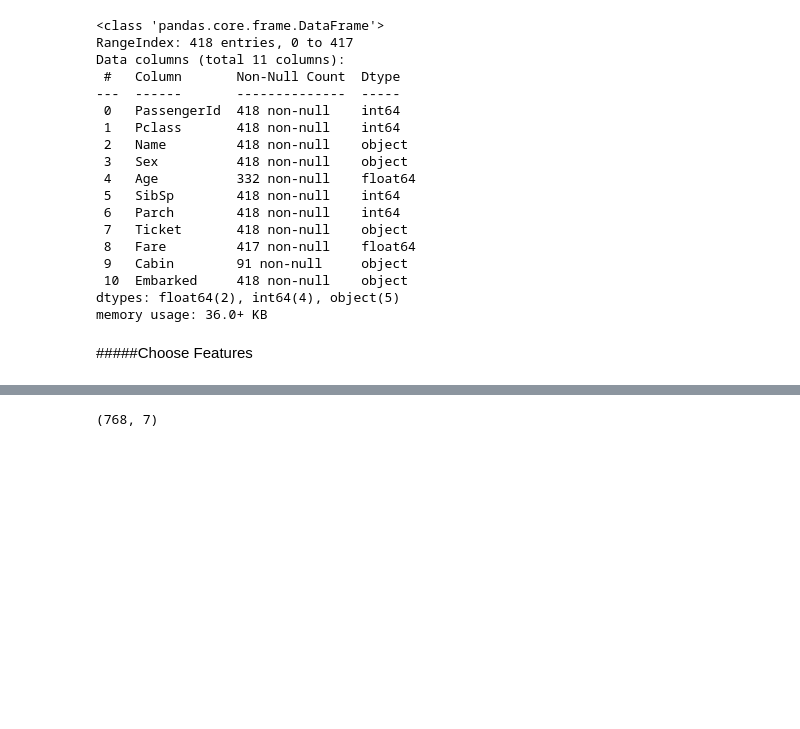
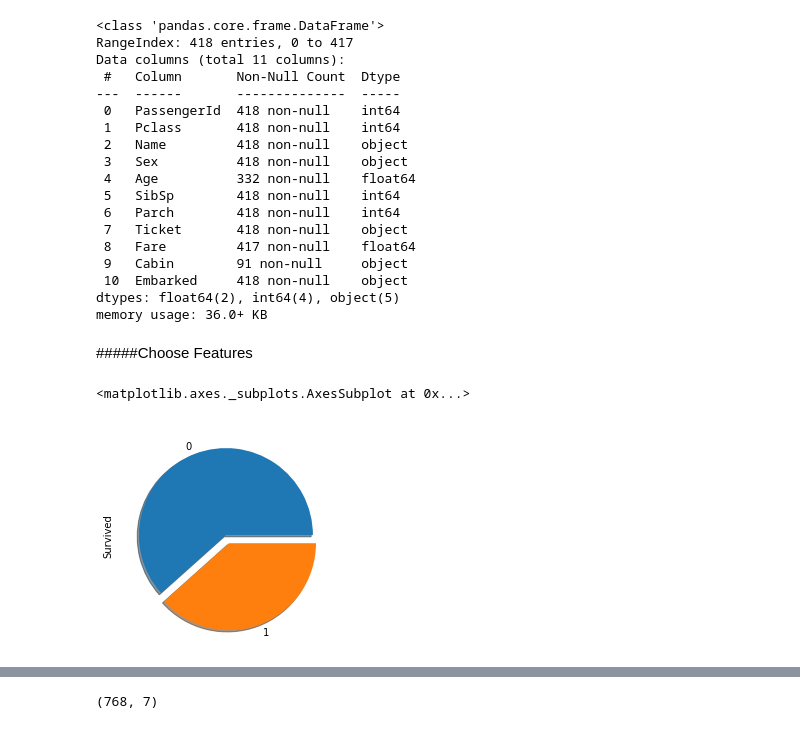
Before and after one commit to gArchemaMia/kaggle-1, a Jupyter notebook: titanic.ipynb, the cells around one changed output, grey strips where cells are left out. Saved outputs shown, nothing was run; the diff lists cells and outputs as text; code cells hidden in the pictures; blank space fills up the shorter version.

```diff
--- a/titanic.ipynb
+++ b/titanic.ipynb
@@ -82,6 +82,11 @@ dtypes: float64(2), int64(4), object(5)
 memory usage: 36.0+ KB
 # %% [markdown]
 #####Choose Features
+# %%
+train_data['Survived'].value_counts().plot.pie(explode=[0,0.1],shadow=True)
+# %% [output]
+<matplotlib.axes._subplots.AxesSubplot at 0x...>
+[figure, added]
 # %%
 features = ['Sex', 'Age', 'SibSp', 'Parch', 'Fare', 'Pclass', 'Embarked']
 
```
Also changed, not shown: parts of 7 cells of this notebook.
